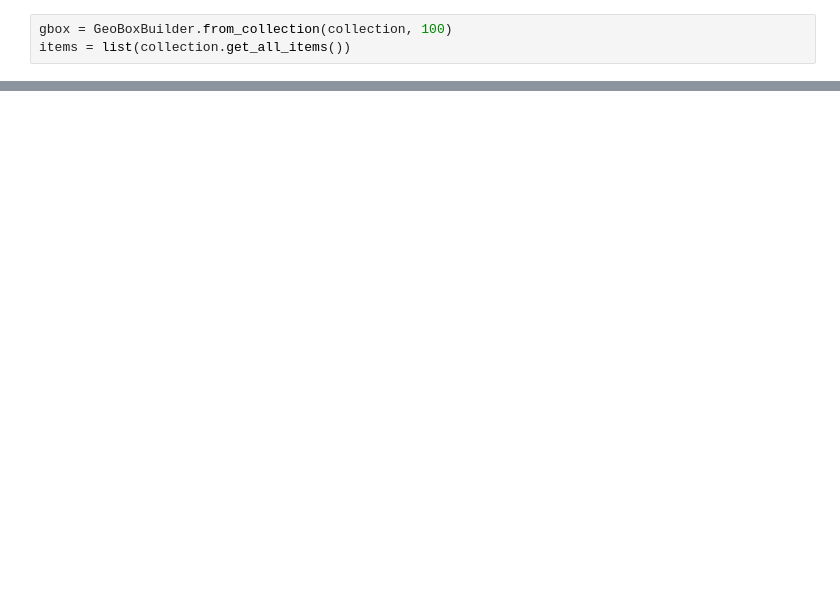
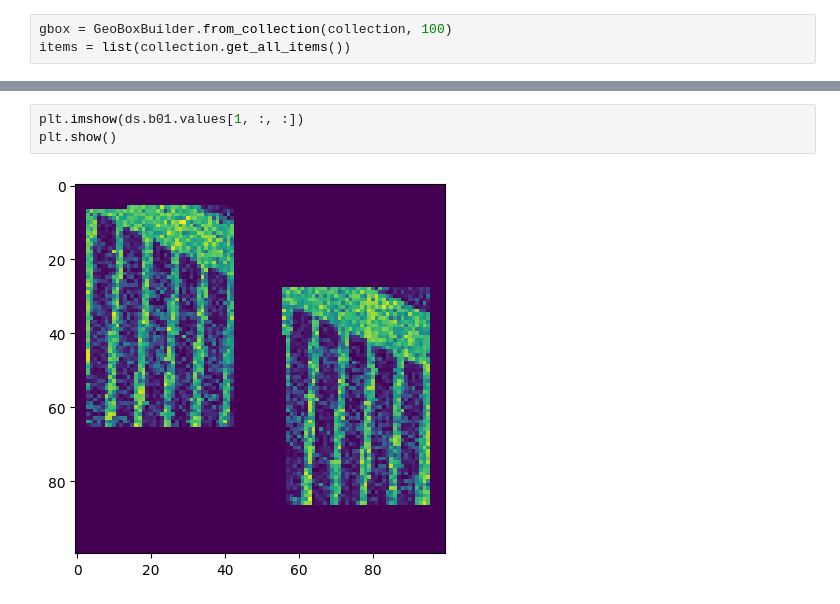
Before and after one commit to aus-plant-phenomics-network/mccn-engine, a Jupyter notebook: raster_load_demo.ipynb, the cells around one changed output, grey strips where cells are left out. Cells and saved outputs as stored; diff of their text form; blank space fills up the shorter version.

```diff
--- a/raster_load_demo.ipynb
+++ b/raster_load_demo.ipynb
@@ -29,0 +44,5 @@ plt.show()
+# %%
+plt.imshow(ds.b01.values[1, :, :])
+plt.show()
+# %% [output]
+[figure, added]
```
Also changed, not shown: parts of 8 cells of this notebook, 4 other files.
